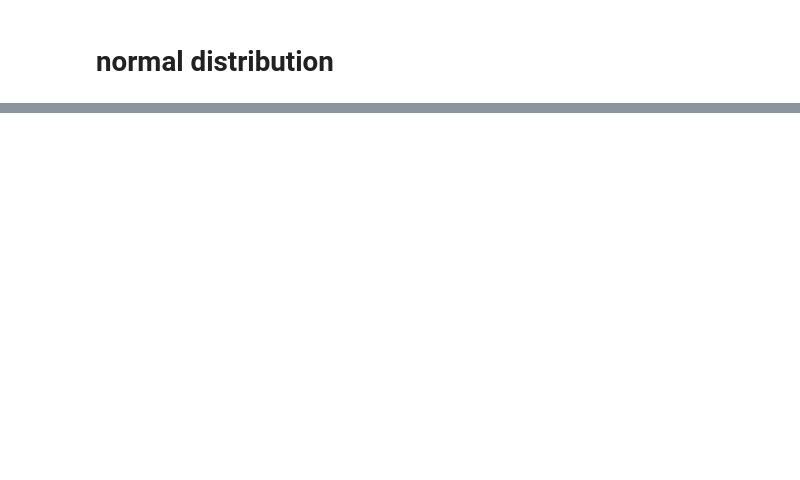
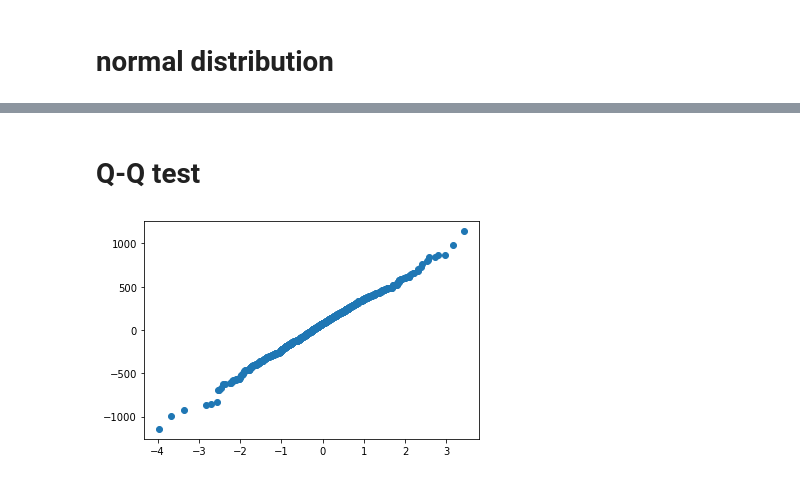
Before and after one commit to marioymario/basics_of_probability, a Jupyter notebook: DataDistibutions/dist.ipynb, the cells around one changed output, grey strips where cells are left out. Saved outputs shown, nothing was run; the diff lists cells and outputs as text; code cells hidden in the pictures; blank space fills up the shorter version.

Commit message:
Add code for a qq test and 2 sets of dataframes with different distributions

```diff
--- a/DataDistibutions/dist.ipynb
+++ b/DataDistibutions/dist.ipynb
@@ -229,0 +230,25 @@ plt.show()
+# %% [markdown]
+# Q-Q test
+# %%
+## first we ceate two data frames with different
+## distributions
+# Making two random varialbles
+rand1 = np.random.normal(50, 300, 1000)
+rand2 = np.random.poisson(1, 1000)
+
+# Sorting the values in ascending order.
+rand1.sort()
+rand2.sort()
+
+# Making a standard normally distributed variable with 1000 observations,
+# a mean of 0, and standard deviation of 1 that we will use as our “comparison.”
+norm = np.random.normal(0, 1, 1000)
+
+# Sorting the values in ascending order.
+norm.sort()
+# %%
+# Plotting the variable rand1 against norm in qqplots.
+plt.plot(norm, rand1, "o")
+plt.show()
+# %% [output]
+[figure, added]
```
Also changed, not shown: parts of 15 cells of this notebook.
